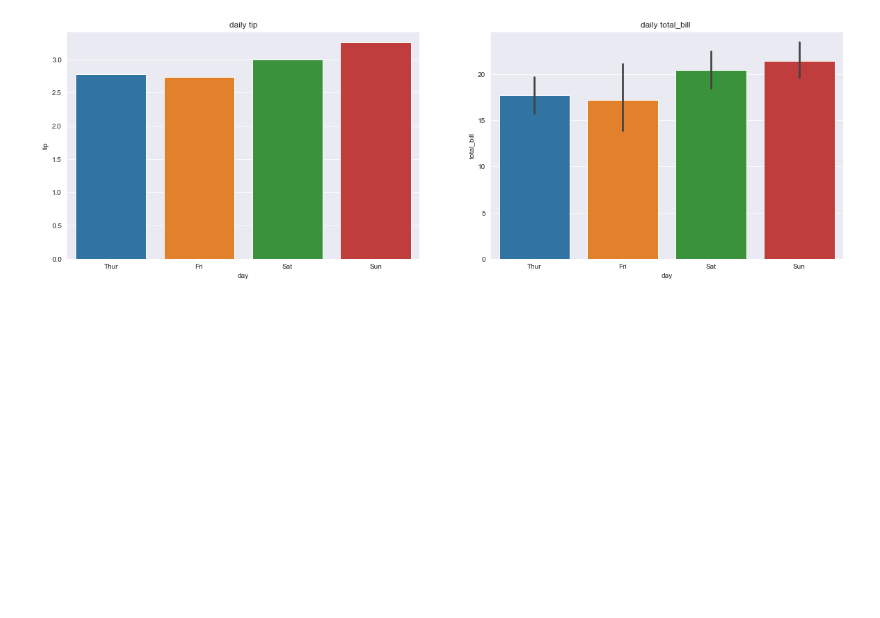
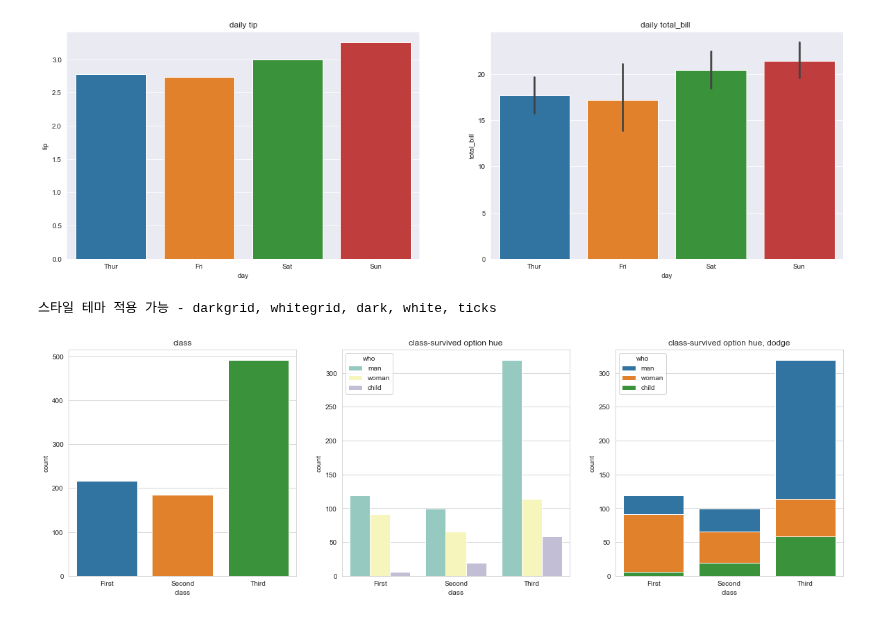
Before and after one commit to JaewooJason/Daily_Practice, a Jupyter notebook: 2022_AI_Visualization[03].ipynb, the cells around one changed output. Drawn from its saved outputs; the diff is of its cells as text; code cells hidden in the pictures; blank space fills up the shorter version.

```diff
--- a/2022_AI_Visualization[03].ipynb
+++ b/2022_AI_Visualization[03].ipynb
@@ -139,3 +139,29 @@ plt.close()
 # %% [output]
 요일별 전체 팁과 요일별 매출을 시각화 한다면 -
 [figure]
+# %%
+print('스타일 테마 적용 가능 - darkgrid, whitegrid, dark, white, ticks')
+sns.set_style('whitegrid')
+
+fig = plt.figure(figsize = (20,6))
+
+ax01= fig.add_subplot(1,3,1)
+ax02= fig.add_subplot(1,3,2)
+ax03= fig.add_subplot(1,3,3)
+
+# 위에는 도화지의 위치이다
+
+ax01.set_title('class')
+ax02.set_title('class-survived option hue')
+ax03.set_title('class-survived option hue, dodge')
+
+sns.countplot(ax = ax01, data = titan_dataset, x ='class')
+sns.countplot(ax = ax02, data = titan_dataset, x ='class', hue = 'who' , palette = 'Set3') # 클라스별로 기준을 나누어 준다
+sns.countplot(ax = ax03, data = titan_dataset, x ='class', hue = 'who' , dodge = False) # 누적바가 된다. 하지만 평균을 구해서 누적하는 것은 아니다.
+# 빈도수를 확인할때는 count를 사용한다.
+
+plt.show()
+plt.close()
+# %% [output]
+스타일 테마 적용 가능 - darkgrid, whitegrid, dark, white, ticks
+[figure, added]
```
